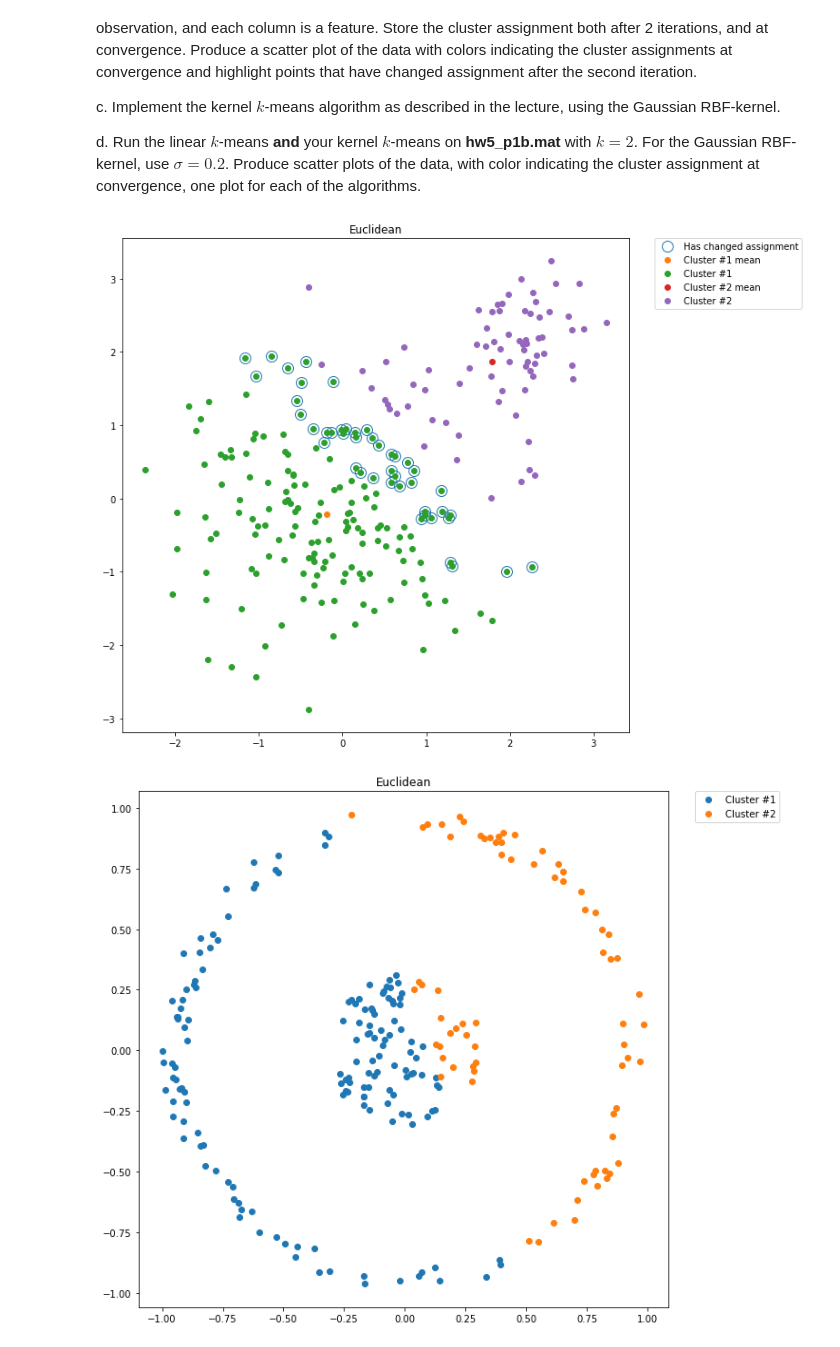
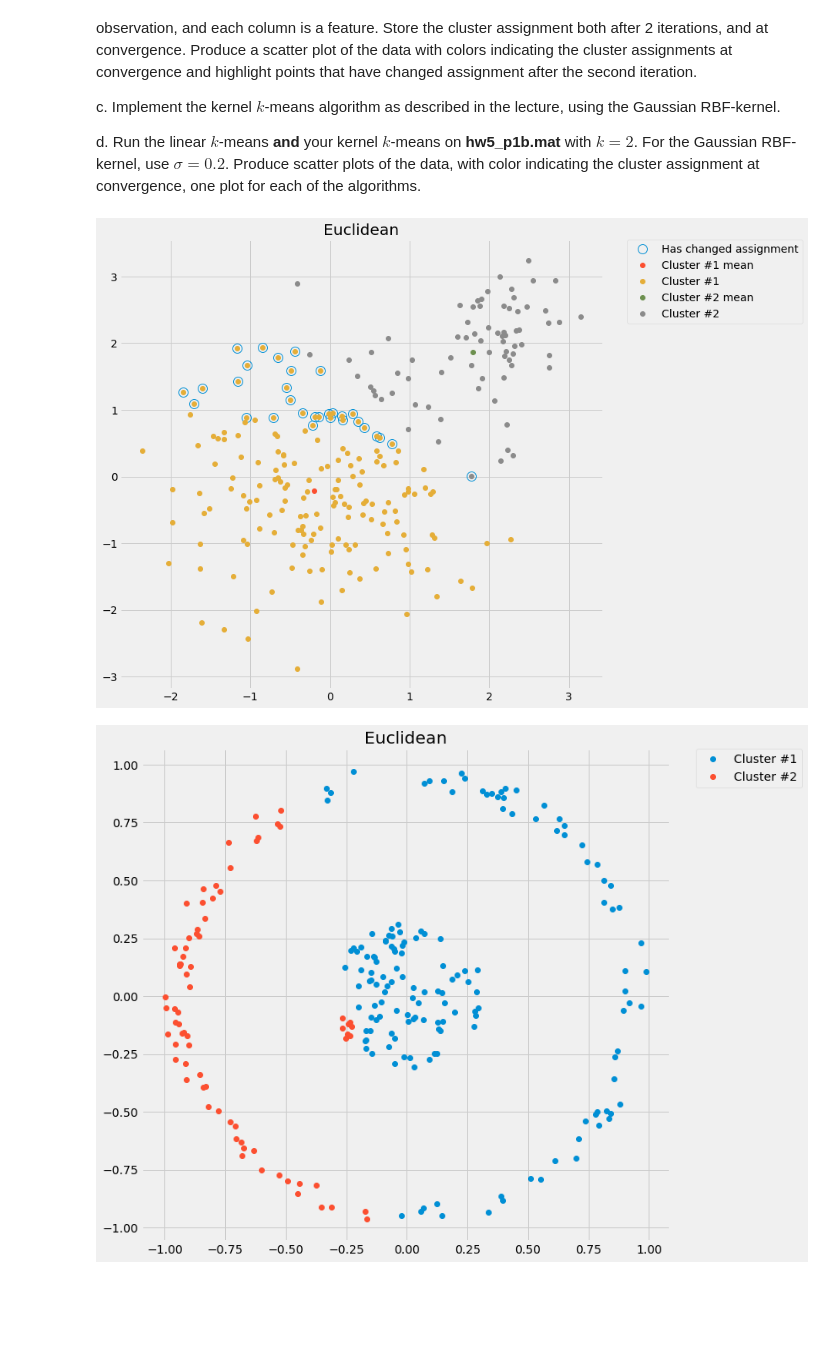
Before and after one commit to SebastianBergstrom/tda231_homework, a Jupyter notebook: hw5/hw5.ipynb, the cells around one changed output. Cells and saved outputs as stored; diff of their text form; code cells hidden in the pictures; blank space fills up the shorter version.

Commit message:
Fivethirtyeight style

```diff
--- a/hw5/hw5.ipynb
+++ b/hw5/hw5.ipynb
@@ -108,32 +108,33 @@ def kmeanskernel(k, X, kernel, title):
             assigned = indices == i
             tempDistances = np.array([getDistances(kernelMatrix, j, assigned)
                                       for j in range(X.shape[0])])
             shorter = tempDistances < distances
             distances[shorter] = tempDistances[shorter]
             nextIndices[shorter] = i
 
         if (indices == nextIndices).all():
             plt.figure()
             for i in range(k):
                 assigned = indices == i
                 plt.plot(X[assigned, 0], X[assigned, 1], 'o',
                          label='Cluster #{}'.format(i+1))
             plt.legend(bbox_to_anchor=(1.05, 1), loc=2, borderaxespad=0.)
             plt.title(title)
             plt.show()
             return
         indices = nextIndices
 
 
 
 mpl.rcParams['figure.figsize'] = (10,10)
+plt.style.use('fivethirtyeight')
 mat = scipy.io.loadmat('hw5_p1a.mat')
 X = mat['X']
 kmeans(2, X)
 mat = scipy.io.loadmat('hw5_p1b.mat')
 Y = mat['X']
 kmeans(2, Y, False, False)
 kmeanskernel(2, Y, lambda x : rbfkernel(x, 0.2), 'RBF kernel')
 # %% [output]
-[figure, old version]
+[figure, new version]
-[figure, old version]
+[figure, new version]
```
Also changed, not shown: parts of 1 cell of this notebook.
